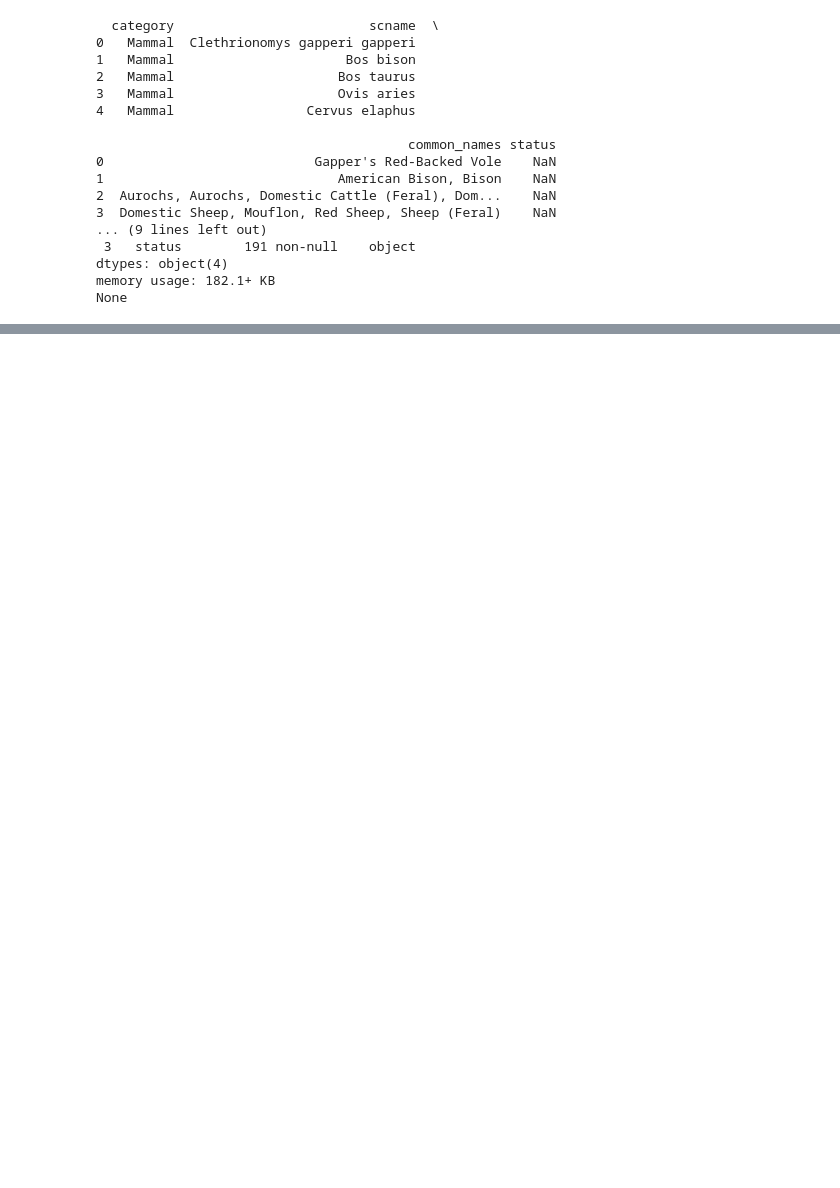
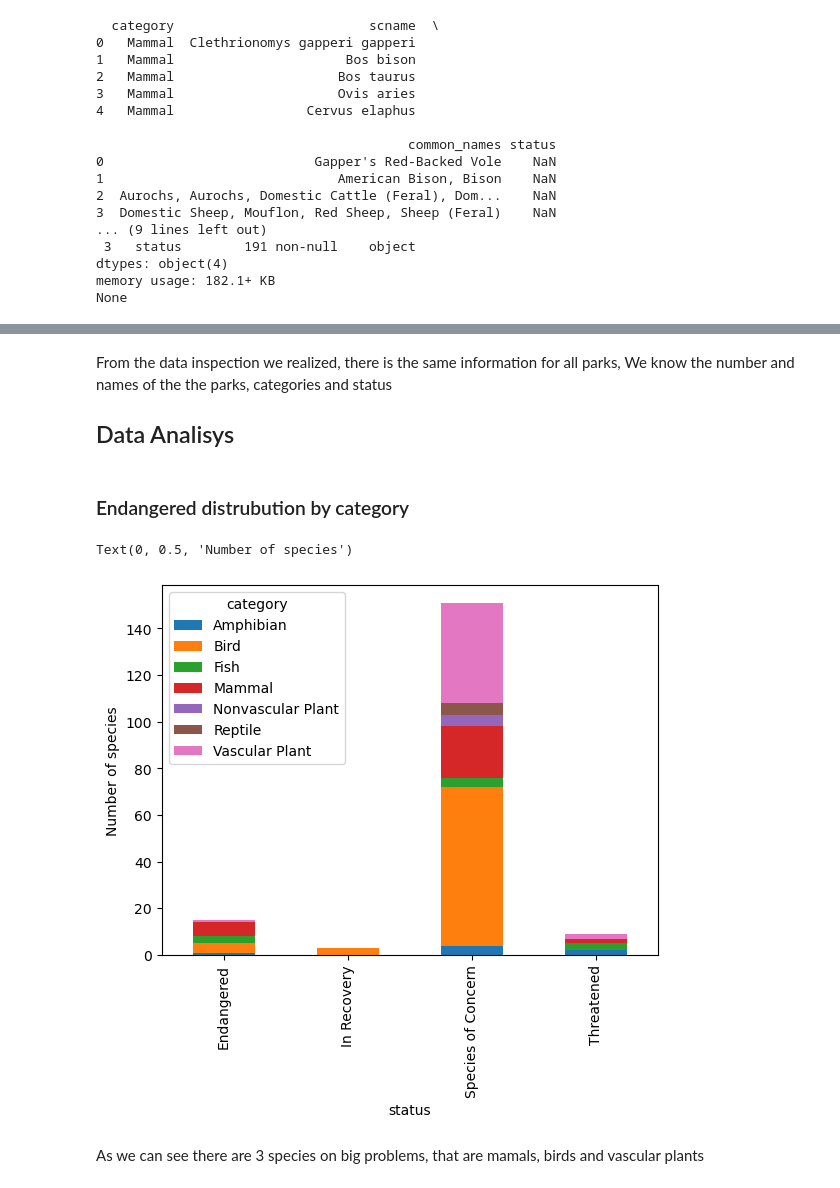
Before and after one commit to eliud5647/biodiversity_proyect, a Jupyter notebook: biodiversity.ipynb, the cells around one changed output, grey strips where cells are left out. Cells and saved outputs as stored; diff of their text form; code cells hidden in the pictures; blank space fills up the shorter version.

```diff
--- a/biodiversity.ipynb
+++ b/biodiversity.ipynb
@@ -132,0 +121,15 @@ all parks have the same number of endangered species
+# %% [markdown]
+From the data inspection we realized, there is the same information for all parks, We know the number and names of the the parks, categories and status
+## Data Analisys
+# %% [markdown]
+### Endangered distrubution by category
+# %%
+category_dan=speInfo[['category','status','scname']].dropna(subset='status').groupby(['status','category']).scname.count().unstack()
+# %%
+ax=category_dan.plot(kind='bar',stacked=True)
+ax.set_ylabel("Number of species")
+# %% [output]
+Text(0, 0.5, 'Number of species')
+[figure, added]
+# %% [markdown]
+As we can see there are 3 species on big problems, that are mamals, birds and vascular plants
```
Also changed, not shown: parts of 19 cells of this notebook.
